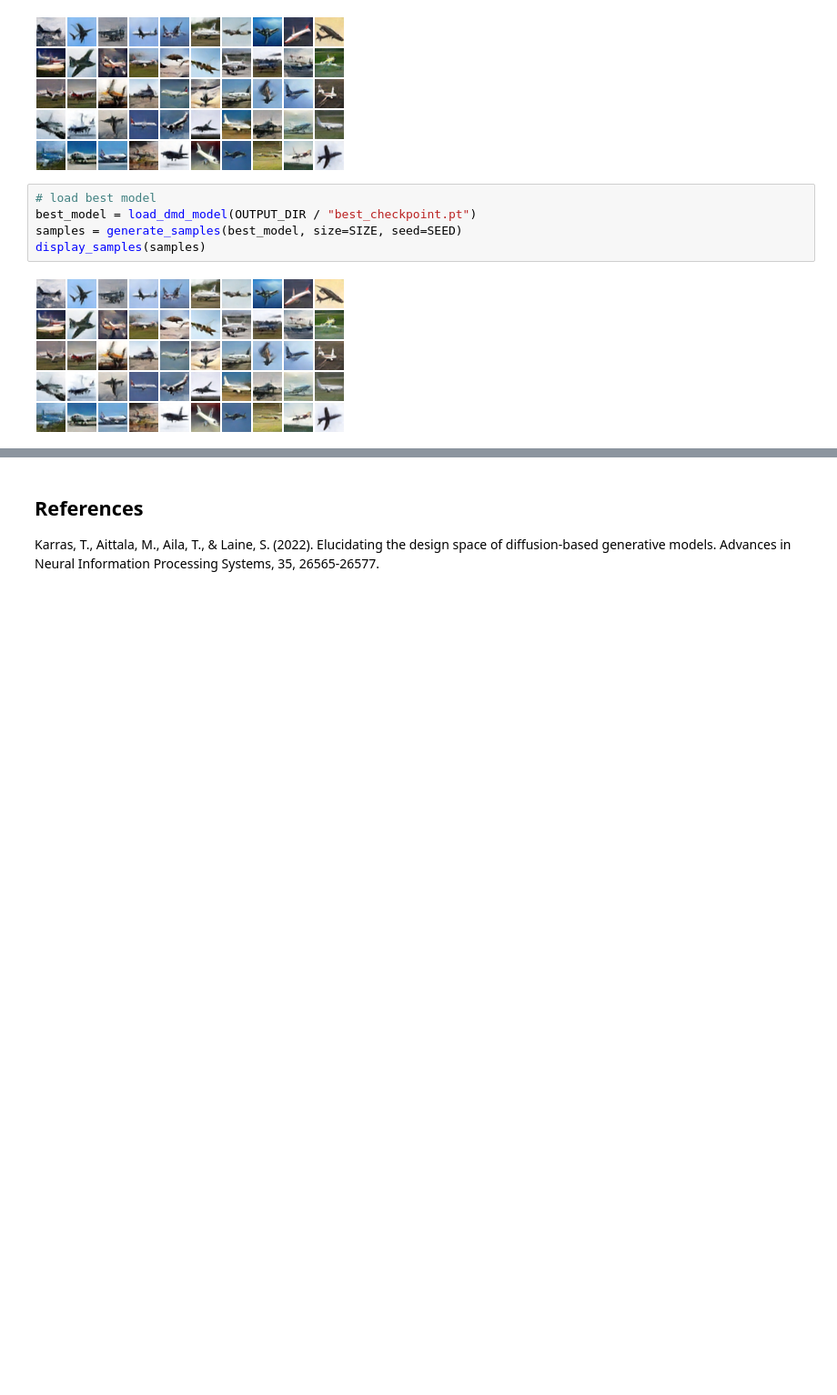
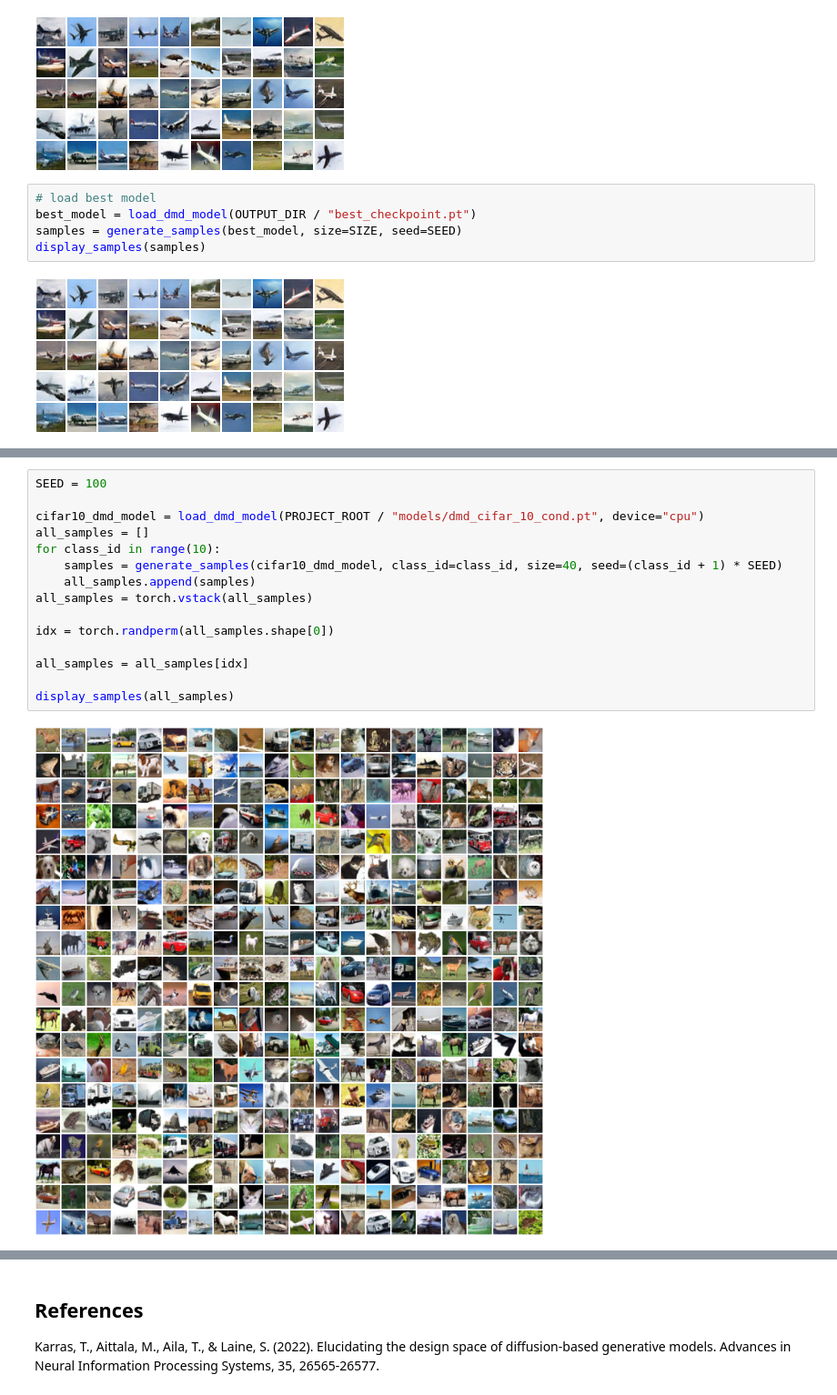
Before and after one commit to devrimcavusoglu/dmd, a Jupyter notebook: main.ipynb, the cells around one changed output, grey strips where cells are left out. Shown at 91% size. Drawn from its saved outputs; the diff is of its cells as text; blank space fills up the shorter version.

```diff
--- a/main.ipynb
+++ b/main.ipynb
@@ -452,0 +490,17 @@ display_samples(samples)
+# %%
+SEED = 100
+
+cifar10_dmd_model = load_dmd_model(PROJECT_ROOT / "models/dmd_cifar_10_cond.pt", device="cpu")
+all_samples = []
+for class_id in range(10):
+    samples = generate_samples(cifar10_dmd_model, class_id=class_id, size=40, seed=(class_id + 1) * SEED)
+    all_samples.append(samples)
+all_samples = torch.vstack(all_samples)
+
+idx = torch.randperm(all_samples.shape[0])
+
+all_samples = all_samples[idx]
+
+display_samples(all_samples)
+# %% [output]
+[figure, added]
```
Also changed, not shown: parts of 6 cells of this notebook, 3 other files.
